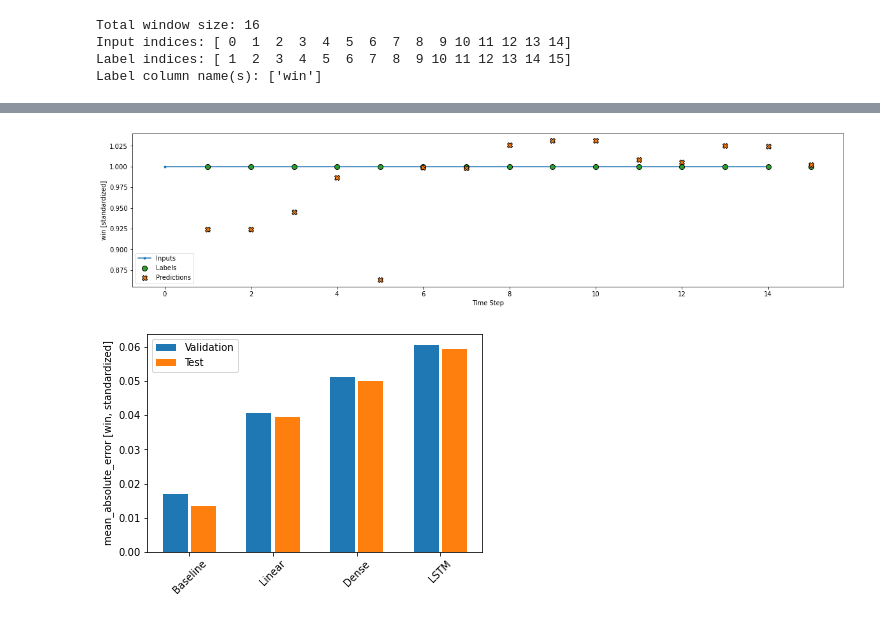
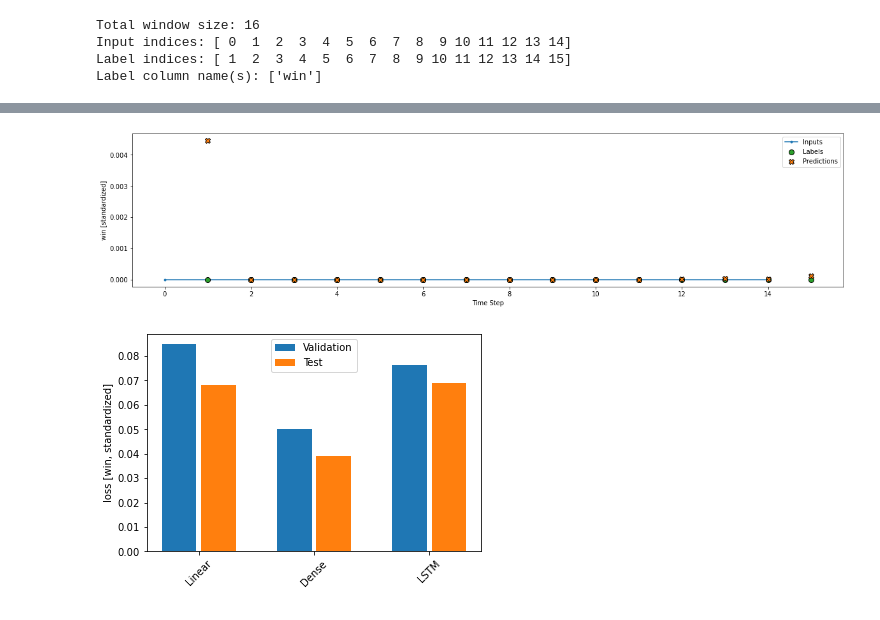
Before and after one commit to ucfcs/Fall2020-Group-20, a Jupyter notebook: notebooks/zerg/ZergStand.ipynb, the cells around one changed output, grey strips where cells are left out. Saved outputs shown, nothing was run; the diff lists cells and outputs as text; code cells hidden in the pictures.

```diff
--- a/notebooks/zerg/ZergStand.ipynb
+++ b/notebooks/zerg/ZergStand.ipynb
@@ -353,9 +301,16 @@ def compile_and_fit(model, window, patience=2):
                       validation_data=window.val,
                       callbacks=[early_stopping])
   return history
+# %%
+linear = tf.keras.Sequential([
+    tf.keras.layers.Dense(units=1, activation='sigmoid')
+])
 # %%
-history = compile_and_fit(linear, single_step_window)
+val_performance = {}
+performance = {}
 
-val_performance['Linear'] = linear.evaluate(single_step_window.val)
-performance['Linear'] = linear.evaluate(single_step_window.test, verbose=0)
+history = compile_and_fit(linear, wide_window)
+
+val_performance['Linear'] = linear.evaluate(wide_window.val)
+performance['Linear'] = linear.evaluate(wide_window.test, verbose=0)
 # %% [output]
@@ -383,12 +340,12 @@ wide_window.plot(linear)
 # %%
 dense = tf.keras.Sequential([
-    tf.keras.layers.Dense(units=131, activation='relu'),
-    tf.keras.layers.Dense(units=65, activation='relu'),
-    tf.keras.layers.Dense(units=1)
+    tf.keras.layers.Dense(units=131, activation='sigmoid'),
+    tf.keras.layers.Dense(units=65, activation='sigmoid'),
+    tf.keras.layers.Dense(units=1, activation='sigmoid')
 ])
 
-history = compile_and_fit(dense, single_step_window)
+history = compile_and_fit(dense, wide_window)
 
-val_performance['Dense'] = dense.evaluate(single_step_window.val)
-performance['Dense'] = dense.evaluate(single_step_window.test, verbose=0)
+val_performance['Dense'] = dense.evaluate(wide_window.val)
+performance['Dense'] = dense.evaluate(wide_window.test, verbose=0)
 # %% [output]
@@ -420,7 +369,7 @@ lstm_model = tf.keras.models.Sequential([
     # Shape [batch, time, features] => [batch, time, lstm_units]
     tf.keras.layers.LSTM(32, return_sequences=True),
     # Shape => [batch, time, features]
-    tf.keras.layers.Dense(units=1)
+    tf.keras.layers.Dense(units=1, activation='sigmoid')
 ])
 # %%
 history = compile_and_fit(lstm_model, wide_window)
@@ -442,20 +391,20 @@ Epoch 4/20
 
 wide_window.plot(lstm_model)
 # %% [output]
-[figure, old version]
+[figure, new version]
 # %%
 x = np.arange(len(performance))
 width = 0.3
-metric_name = 'mean_absolute_error'
-metric_index = lstm_model.metrics_names.index('mean_absolute_error')
+metric_name = 'loss'
+metric_index = lstm_model.metrics_names.index('loss')
 val_mae = [v[metric_index] for v in val_performance.values()]
 test_mae = [v[metric_index] for v in performance.values()]
 
-plt.ylabel('mean_absolute_error [win, standardized]')
+plt.ylabel('loss [win, standardized]')
 plt.bar(x - 0.17, val_mae, width, label='Validation')
 plt.bar(x + 0.17, test_mae, width, label='Test')
 plt.xticks(ticks=x, labels=performance.keys(),
            rotation=45)
 _ = plt.legend()
 # %% [output]
-[figure, old version]
+[figure, new version]
```
Also changed, not shown: parts of 11 cells of this notebook, 5 other files.
